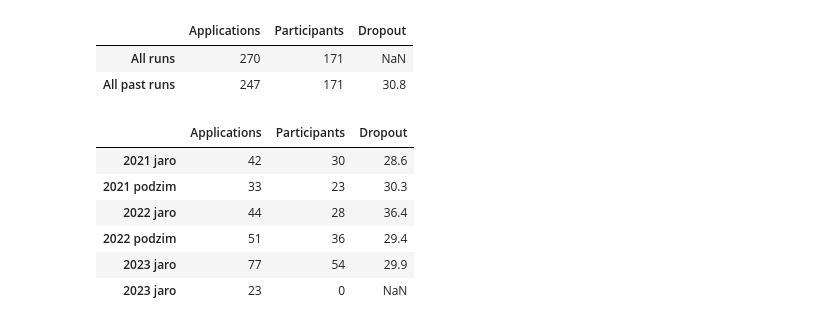
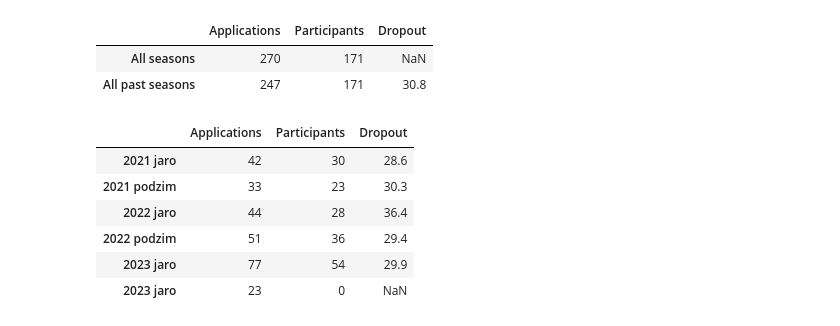
Before and after one commit to GPT-4I/evals, a Jupyter notebook: data.ipynb, the cells around one changed output. Saved outputs shown, nothing was run; the diff lists cells and outputs as text; code cells hidden in the pictures.

Commit message:
Report.by seasons

```diff
--- a/data.ipynb
+++ b/data.ipynb
@@ -41,20 +41,20 @@ def report_df(df, index, dropout=True):
 # %%
 #All
 
-runs_list = sorted(df.Run.unique())
-report_runs = []
+seasons_list = sorted(df.Season.unique())
+report_seasons = []
 
-all_runs_df = df
-past_runs_df = df[df.Run != runs_list[-1]]
+all_seasons_df = df
+past_seasons_df = df[df.Season != seasons_list[-1]]
 
-report_runs.append(report_df(all_runs_df, "All runs", dropout=False))
-report_runs.append(report_df(past_runs_df, "All past runs", dropout=True))
+report_seasons.append(report_df(all_seasons_df, "All seasons", dropout=False))
+report_seasons.append(report_df(past_seasons_df, "All past seasons", dropout=True))
 
-pd.concat(report_runs)
+pd.concat(report_seasons)
 # %% [output]
 |  | Applications | Participants | Dropout |
-| All runs | 270 | 171 | NaN |
-| All past runs | 247 | 171 | 30.8 |
+| All seasons | 270 | 171 | NaN |
+| All past seasons | 247 | 171 | 30.8 |
 # %%
 # Seasons
 
```
Also changed, not shown: parts of 2 cells of this notebook.
